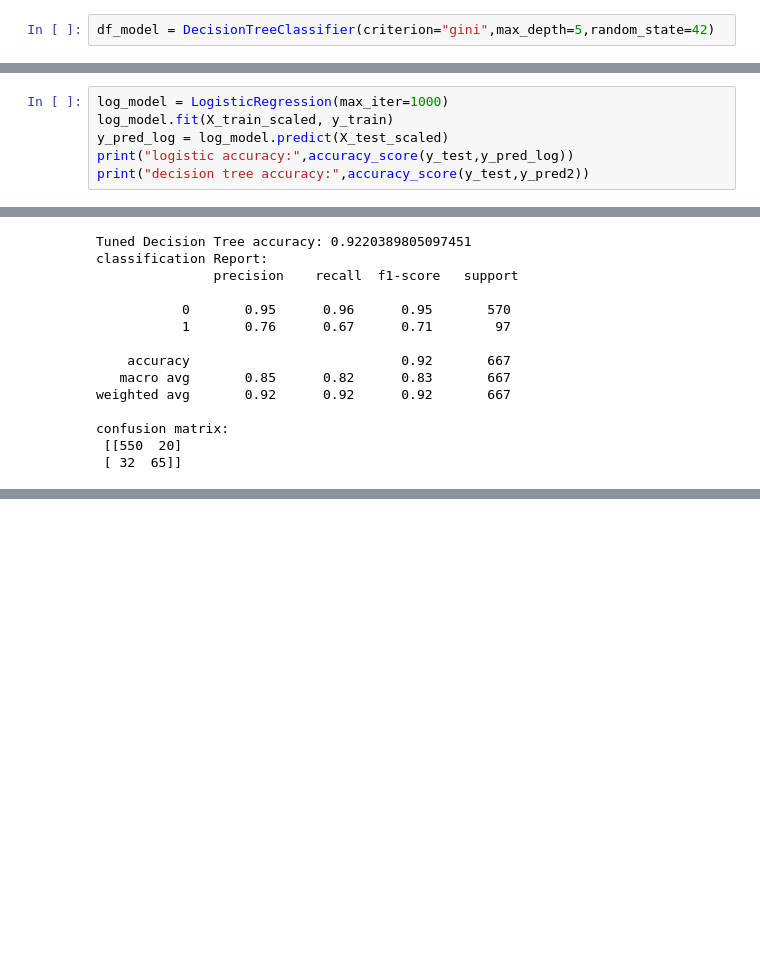
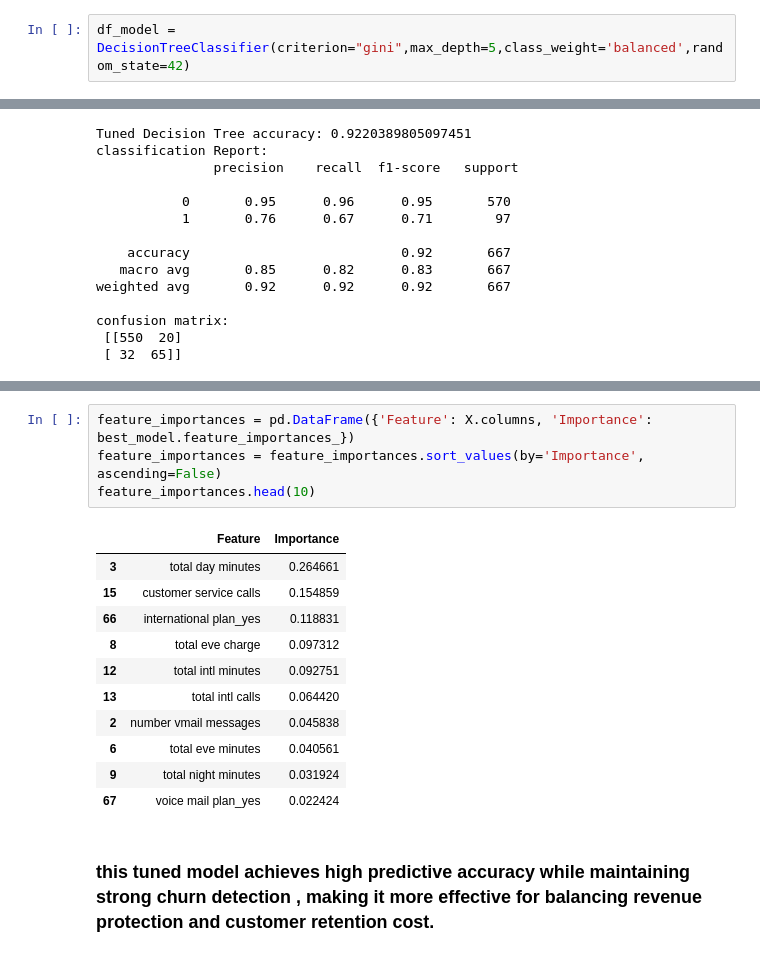
Before and after one commit to keziahm-design/classification_model_phase3, a Jupyter notebook: index.ipynb, the cells around one changed output, grey strips where cells are left out. Drawn from its saved outputs; the diff is of its cells as text; blank space fills up the shorter version.

```diff
--- a/index.ipynb
+++ b/index.ipynb
@@ -150,7 +213,7 @@ X_train ,X_test ,y_train ,y_test = train_test_split(X,y,test_size=0.2, random_st
 # %% [markdown]
 ### creating the model
 # %%
-df_model = DecisionTreeClassifier(criterion="gini",max_depth=5,random_state=42)
+df_model = DecisionTreeClassifier(criterion="gini",max_depth=5,class_weight='balanced',random_state=42)
 # %% [markdown]
 ### train(fit) the model
 # %%
@@ -190,6 +250,0 @@ confusion matrix:
-# %%
-log_model = LogisticRegression(max_iter=1000)
-log_model.fit(X_train_scaled, y_train)
-y_pred_log = log_model.predict(X_test_scaled)
-print("logistic accuracy:",accuracy_score(y_test,y_pred_log))
-print("decision tree accuracy:",accuracy_score(y_test,y_pred2))
@@ -253,0 +345,18 @@ confusion matrix:
+# %%
+feature_importances = pd.DataFrame({'Feature': X.columns, 'Importance': best_model.feature_importances_})
+feature_importances = feature_importances.sort_values(by='Importance', ascending=False)
+feature_importances.head(10)
+# %% [output]
+|  | Feature | Importance |
+| 3 | total day minutes | 0.264661 |
+| 15 | customer service calls | 0.154859 |
+| 66 | international plan_yes | 0.118831 |
+| 8 | total eve charge | 0.097312 |
+| 12 | total intl minutes | 0.092751 |
+| 13 | total intl calls | 0.064420 |
+| 2 | number vmail messages | 0.045838 |
+| 6 | total eve minutes | 0.040561 |
+| 9 | total night minutes | 0.031924 |
+| 67 | voice mail plan_yes | 0.022424 |
+# %% [markdown]
+### this tuned model achieves high predictive accuracy while maintaining strong churn detection , making it more effective for balancing revenue protection and customer retention cost.
```
Also changed, not shown: parts of 27 cells of this notebook, 3 other files.
